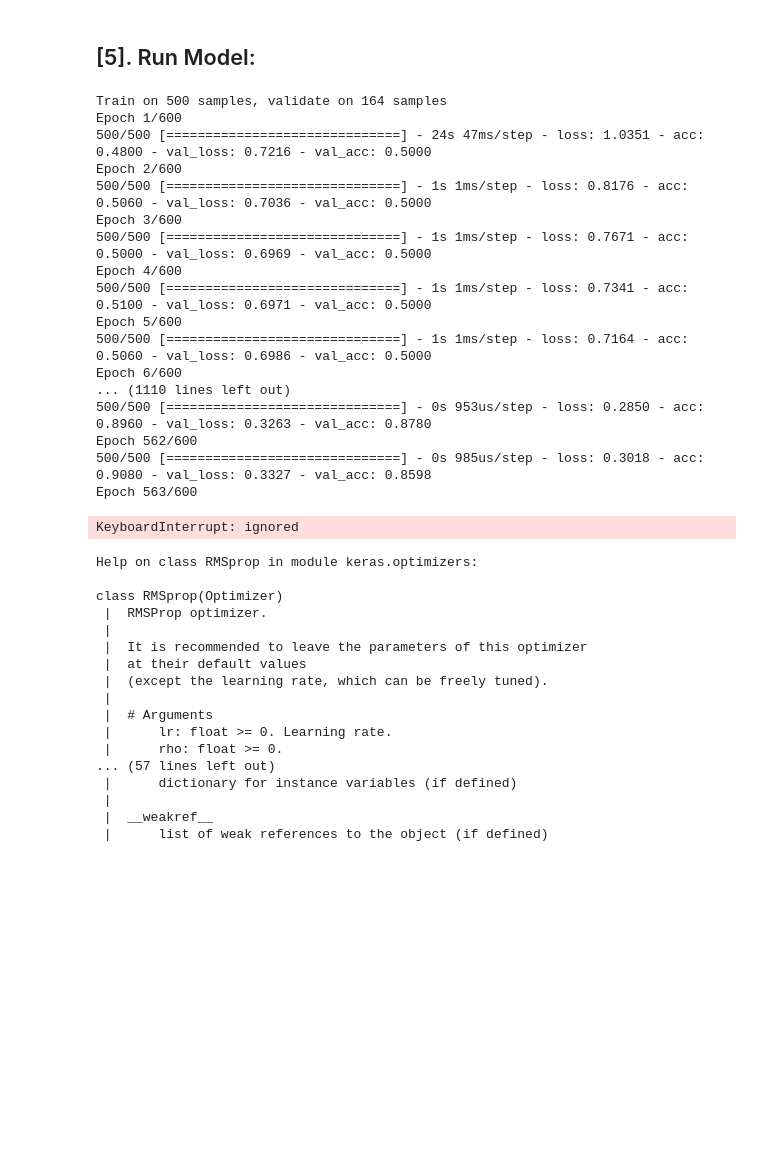
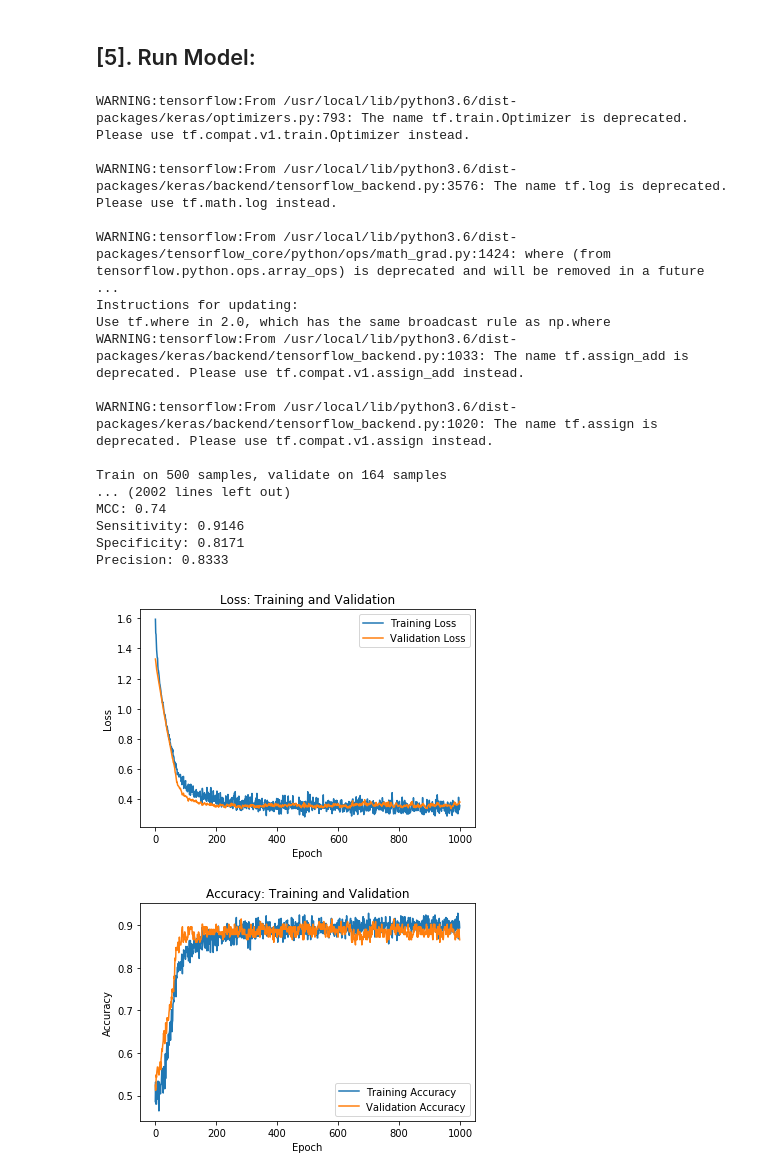
Before and after one commit to mrzResearchArena/TF-2.x, a Jupyter notebook: Finalized-ACP-500-164.ipynb, the cells around one changed output. Saved outputs shown, nothing was run; the diff lists cells and outputs as text; code cells hidden in the pictures; blank space fills up the shorter version.

```diff
--- a/Finalized-ACP-500-164.ipynb
+++ b/Finalized-ACP-500-164.ipynb
@@ -295,58 +241,64 @@ ________________________________________________________________________________
 ## [5]. Run Model:
 # %%
 # Setting epoch and batch number
-setEpochNumber     = 600     # 2,500 performed well.
-setBatchSizeNumber = 16
+setEpochNumber     = 1000       ### 2,500 performed well!
+setBatchSizeNumber = 12
 
 # Compile Model:
 model = Network()
-model.compile(optimizer=Adam(lr=0.005),
-              loss='binary_crossentropy',
+model.compile(optimizer=Adam(lr=0.001),
+              loss='categorical_crossentropy',
               metrics=['accuracy'])
               # Adam(lr=0.0001)
 
 # Run Model:
-results = model.fit(x=[X1train, X2train, X3train], y=[Ytrain], validation_data=([X1test, X2test, X3test], [Ytest]), epochs=setEpochNumber, batch_size=setBatchSizeNumber, verbose=1)
+results = model.fit(x=[X1train, X2train, X3train],
+                    y=[Ytrain],
+                    validation_data=([X1test, X2test, X3test], [Ytest]),
+                    epochs=setEpochNumber,
+                    batch_size=setBatchSizeNumber,
+                    verbose=1)
 
 # Evaluate the Model:
 accuracy = model.evaluate(x=[X1test, X2test, X3test], y=Ytest)
 
 # Performance Metices:
 Yactual = Ytest.argmax(axis=1)
 Yp = model.predict([X1test, X2test, X3test])
 Yp = Yp.argmax(axis=1)
 
 CM = confusion_matrix(y_pred=Yp, y_true=Yactual)
 TN, FP, FN, TP = CM.ravel()
 
 
 print('Accuracy: {:.2f}'.format(accuracy[1]))
 print('MCC: {:.2f}'.format(matthews_corrcoef(y_true=Yactual, y_pred=Yp)))
 print('Sensitivity: {0:.4f}'.format(TP / (TP + FN)))
 print('Specificity: {0:.4f}'.format(TN / (TN + FP)))
 print('Precision: {0:.4f}'.format(precision_score(y_true=Yactual, y_pred=Yp)))
 
 
 # Performance Plot
 lossPlot(results)
 accuracyPlot(results)
 # %% [output]
+WARNING:tensorflow:From /usr/local/lib/python3.6/dist-packages/keras/optimizers.py:793: The name tf.train.Optimizer is deprecated. Please use tf.compat.v1.train.Optimizer instead.
+
+WARNING:tensorflow:From /usr/local/lib/python3.6/dist-packages/keras/backend/tensorflow_backend.py:3576: The name tf.log is deprecated. Please use tf.math.log instead.
+
+WARNING:tensorflow:From /usr/local/lib/python3.6/dist-packages/tensorflow_core/python/ops/math_grad.py:1424: where (from tensorflow.python.ops.array_ops) is deprecated and will be removed in a future  ...
+Instructions for updating:
+Use tf.where in 2.0, which has the same broadcast rule as np.where
+WARNING:tensorflow:From /usr/local/lib/python3.6/dist-packages/keras/backend/tensorflow_backend.py:1033: The name tf.assign_add is deprecated. Please use tf.compat.v1.assign_add instead.
+
+WARNING:tensorflow:From /usr/local/lib/python3.6/dist-packages/keras/backend/tensorflow_backend.py:1020: The name tf.assign is deprecated. Please use tf.compat.v1.assign instead.
+
 Train on 500 samples, validate on 164 samples
-Epoch 1/600
-500/500 [==============================] - 24s 47ms/step - loss: 1.0351 - acc: 0.4800 - val_loss: 0.7216 - val_acc: 0.5000
-Epoch 2/600
-500/500 [==============================] - 1s 1ms/step - loss: 0.8176 - acc: 0.5060 - val_loss: 0.7036 - val_acc: 0.5000
-Epoch 3/600
-500/500 [==============================] - 1s 1ms/step - loss: 0.7671 - acc: 0.5000 - val_loss: 0.6969 - val_acc: 0.5000
-Epoch 4/600
-500/500 [==============================] - 1s 1ms/step - loss: 0.7341 - acc: 0.5100 - val_loss: 0.6971 - val_acc: 0.5000
-Epoch 5/600
-500/500 [==============================] - 1s 1ms/step - loss: 0.7164 - acc: 0.5060 - val_loss: 0.6986 - val_acc: 0.5000
-Epoch 6/600
-... (1110 lines left out)
-500/500 [==============================] - 0s 953us/step - loss: 0.2850 - acc: 0.8960 - val_loss: 0.3263 - val_acc: 0.8780
-Epoch 562/600
-500/500 [==============================] - 0s 985us/step - loss: 0.3018 - acc: 0.9080 - val_loss: 0.3327 - val_acc: 0.8598
-Epoch 563/600
+... (2002 lines left out)
+MCC: 0.74
+Sensitivity: 0.9146
+Specificity: 0.8171
+Precision: 0.8333
-KeyboardInterrupt: ignored
+[figure, added]
+[figure, added]
 # %%
@@ -354,20 +305,0 @@ model.save('500-164.h5')
-# %%
-help(RMSprop)
-# %% [output]
-Help on class RMSprop in module keras.optimizers:
-
-class RMSprop(Optimizer)
- |  RMSProp optimizer.
- |
- |  It is recommended to leave the parameters of this optimizer
- |  at their default values
- |  (except the learning rate, which can be freely tuned).
- |
- |  # Arguments
- |      lr: float >= 0. Learning rate.
- |      rho: float >= 0.
-... (57 lines left out)
- |      dictionary for instance variables (if defined)
- |
- |  __weakref__
- |      list of weak references to the object (if defined)
```
Also changed, not shown: parts of 8 cells of this notebook.
